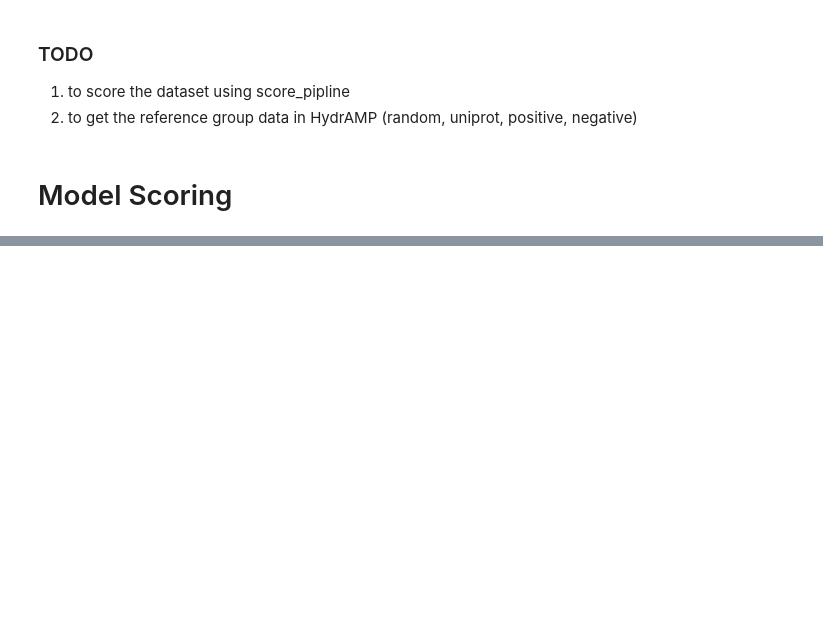
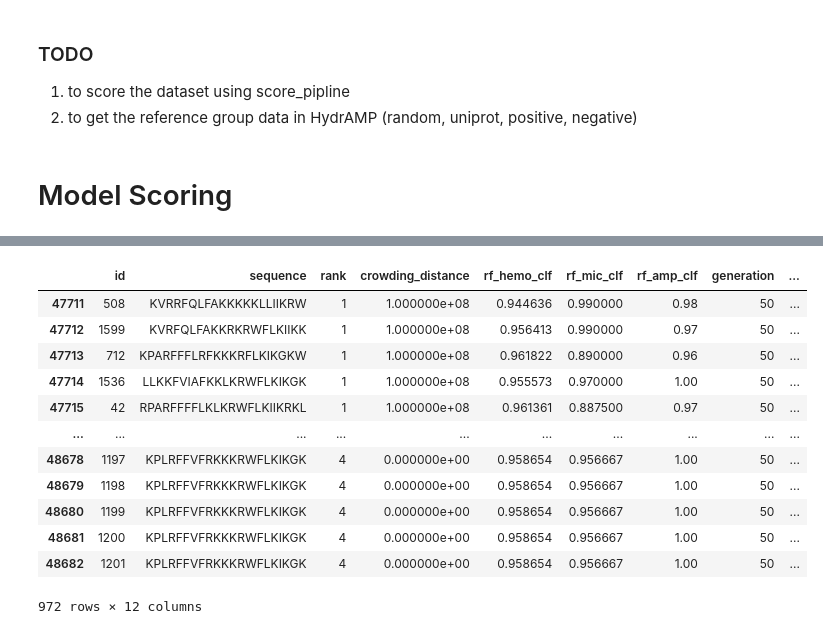
Before and after one commit to ulamaca/ddmopd, a Jupyter notebook: notebook/3_eval_known_amps.ipynb, the cells around one changed output, grey strips where cells are left out. Saved outputs shown, nothing was run; the diff lists cells and outputs as text; code cells hidden in the pictures; blank space fills up the shorter version.

```diff
--- a/notebook/3_eval_known_amps.ipynb
+++ b/notebook/3_eval_known_amps.ipynb
@@ -122,3 +156,19 @@ df_joined['p_amp'] = amp_scorer.predict_proba(df_joined['Sequence'].to_numpy())[
+# %%
+df_ga_1
+# %% [output]
+|  | id | sequence | rank | crowding_distance | rf_hemo_clf | rf_mic_clf | rf_amp_clf | generation | ... |
+| 47711 | 508 | KVRRFQLFAKKKKKLLIIKRW | 1 | 1.000000e+08 | 0.944636 | 0.990000 | 0.98 | 50 | ... |
+| 47712 | 1599 | KVRFQLFAKKRKRWFLKIIKK | 1 | 1.000000e+08 | 0.956413 | 0.990000 | 0.97 | 50 | ... |
+| 47713 | 712 | KPARFFFLRFKKKRFLKIKGKW | 1 | 1.000000e+08 | 0.961822 | 0.890000 | 0.96 | 50 | ... |
+| 47714 | 1536 | LLKKFVIAFKKLKRWFLKIKGK | 1 | 1.000000e+08 | 0.955573 | 0.970000 | 1.00 | 50 | ... |
+| 47715 | 42 | RPARFFFFLKLKRWFLKIIKRKL | 1 | 1.000000e+08 | 0.961361 | 0.887500 | 0.97 | 50 | ... |
+| ... | ... | ... | ... | ... | ... | ... | ... | ... | ... |
+| 48678 | 1197 | KPLRFFVFRKKKRWFLKIKGK | 4 | 0.000000e+00 | 0.958654 | 0.956667 | 1.00 | 50 | ... |
+| 48679 | 1198 | KPLRFFVFRKKKRWFLKIKGK | 4 | 0.000000e+00 | 0.958654 | 0.956667 | 1.00 | 50 | ... |
+| 48680 | 1199 | KPLRFFVFRKKKRWFLKIKGK | 4 | 0.000000e+00 | 0.958654 | 0.956667 | 1.00 | 50 | ... |
+| 48681 | 1200 | KPLRFFVFRKKKRWFLKIKGK | 4 | 0.000000e+00 | 0.958654 | 0.956667 | 1.00 | 50 | ... |
+| 48682 | 1201 | KPLRFFVFRKKKRWFLKIKGK | 4 | 0.000000e+00 | 0.958654 | 0.956667 | 1.00 | 50 | ... |
+972 rows × 12 columns
 # %%
 p_score_cols = ['p_hemo', 'p_mic', 'p_amp']
 for p_col in p_score_cols:
```
Also changed, not shown: parts of 6 cells of this notebook.
